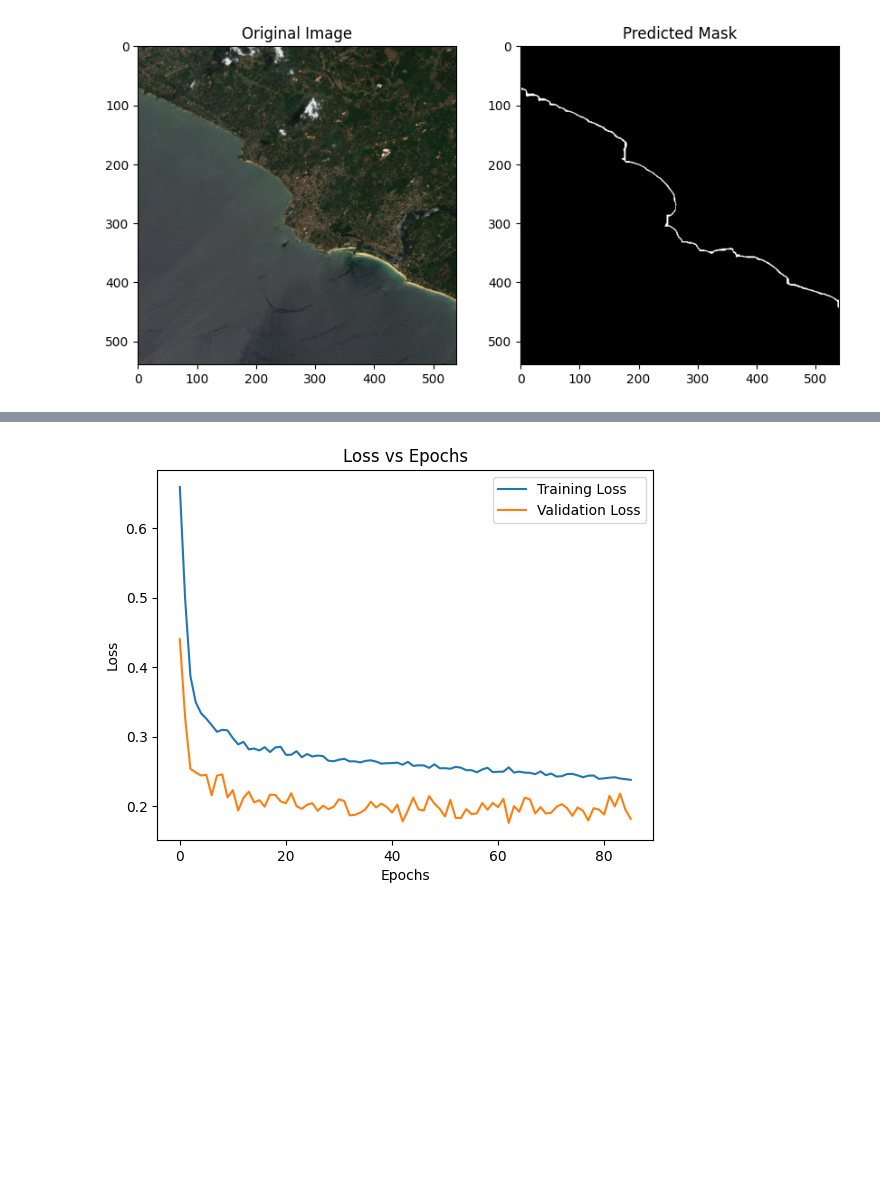
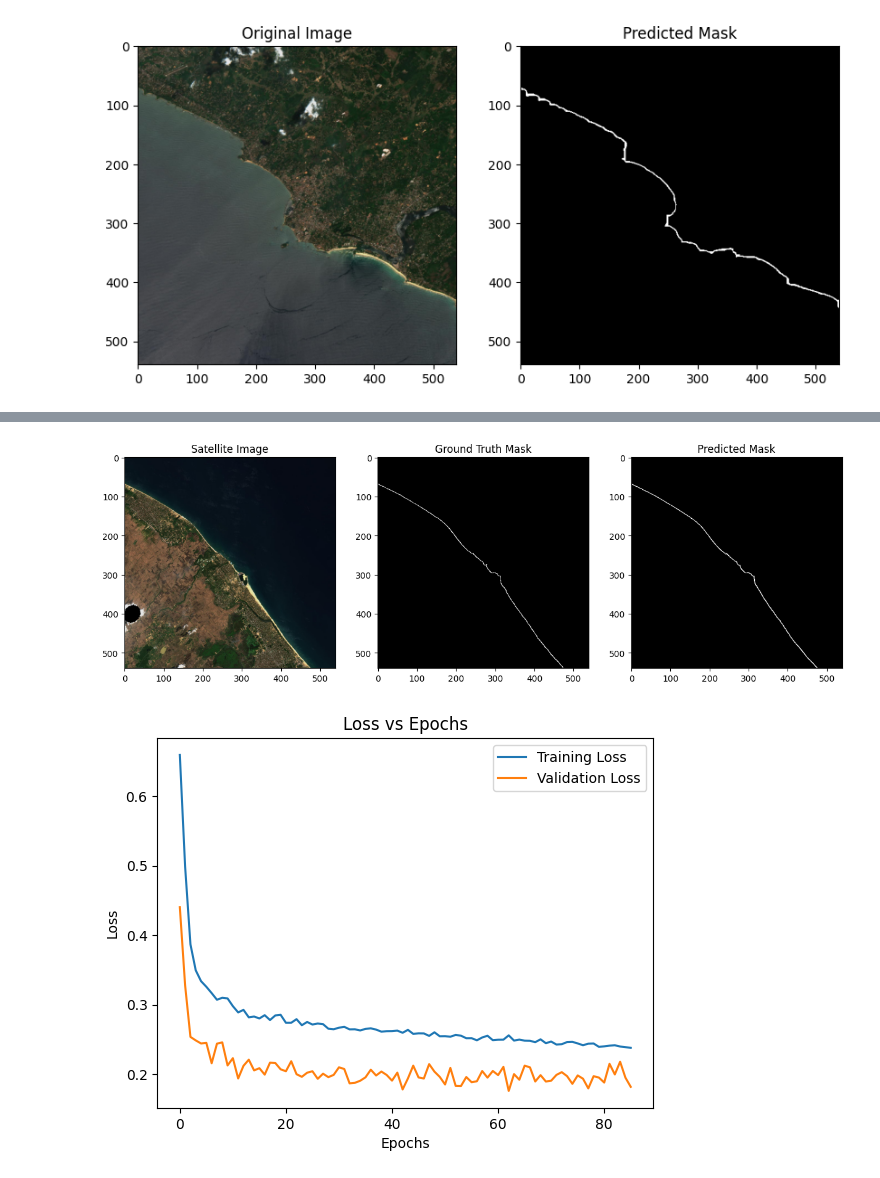
Before and after one commit to WasifAsi/DSGP_GP-19, a Jupyter notebook: Models/DeepLab.ipynb, the cells around one changed output, grey strips where cells are left out. Saved outputs shown, nothing was run; the diff lists cells and outputs as text; code cells hidden in the pictures; blank space fills up the shorter version.

```diff
--- a/Models/DeepLab.ipynb
+++ b/Models/DeepLab.ipynb
@@ -794,0 +795,93 @@ Drive already mounted at /content/drive; to attempt to forcibly remount, call dr
+# %%
+import torch
+import cv2
+import numpy as np
+import matplotlib.pyplot as plt
+import albumentations as A
+from albumentations.pytorch import ToTensorV2
+from google.colab import drive
+
+# Mount Google Drive (only if needed)
+drive.mount('/content/drive', force_remount=True)
+
+# Load trained model
+device = torch.device("cuda" if torch.cuda.is_available() else "cpu")
+model = DeepLabV3Plus(num_classes=1)
+
+# Load state_dict properly
+model.load_state_dict(torch.load(
+    "/content/drive/MyDrive/shoreline_models/best_shoreline_deeplabv3.pt",
+    map_location=device
+), strict=False)
+
+model.to(device)
+model.eval()
+
+# Image Preprocessing
+def preprocess_image(image_path, image_size=540):
+    image = cv2.imread(image_path)
+    image = cv2.cvtColor(image, cv2.COLOR_BGR2RGB)
+
+    # Resize image for display
+    resized_image = cv2.resize(image, (image_size, image_size))
+
+    transform = A.Compose([
+        A.Resize(image_size, image_size),
+        A.Normalize(mean=[0.485, 0.456, 0.406], std=[0.229, 0.224, 0.225]),
+        ToTensorV2(),
+    ])
+
+    augmented = transform(image=image)
+    image_tensor = augmented["image"].unsqueeze(0).to(device)  # Add batch dimension
+    return image_tensor, resized_image  # Return tensor and resized image for display
+
+# Mask Prediction
+def predict_mask(model, image_tensor):
+    with torch.no_grad():
+        output = model(image_tensor)
+        output = torch.sigmoid(output)  # Convert logits to probabilities
+        mask = output.squeeze().cpu().numpy()  # Remove batch & channel dimensions
+        return (mask > 0.5).astype(np.uint8)  # Threshold at 0.5
+
+# Load and preprocess ground truth mask (PNG format)
+def load_ground_truth_mask(mask_path, image_size=540):
+    mask = cv2.imread(mask_path, cv2.IMREAD_GRAYSCALE)  # Load as grayscale
+    mask_resized = cv2.resize(mask, (image_size, image_size))
+    return (mask_resized > 127).astype(np.uint8)  # Ensure binary mask (thresholding)
+
+# Display Results (Fix shape issue & Resize Satellite Image)
+def display_results(image, ground_truth, predicted_mask):
+    plt.figure(figsize=(15, 5))
+
+    plt.subplot(1, 3, 1)
+    plt.imshow(image)  # Already resized to 540x540
+    plt.title("Satellite Image")
+
+    plt.subplot(1, 3, 2)
+    plt.imshow(ground_truth, cmap="gray")
+    plt.title("Ground Truth Mask")
+
+    plt.subplot(1, 3, 3)
+    plt.imshow(predicted_mask, cmap="gray")
+    plt.title("Predicted Mask")
+
+    plt.show()
+
+# Run Inference
+image_name = "sentinel2_void_2019-03-09_Oluvil.jpg"  # Update with actual image name
+image_path = f"/content/drive/MyDrive/testing_satellite/{image_name}"
+mask_name = image_name.replace(".jpg", ".png")  # Convert filename to .png for mask
+mask_path = f"/content/drive/MyDrive/testing_mask/{mask_name}"
+
+# Preprocess image
+image_tensor, resized_image = preprocess_image(image_path)
+
+# Predict mask
+predicted_mask = predict_mask(model, image_tensor)
+
+# Load ground truth mask
+ground_truth_mask = load_ground_truth_mask(mask_path)
+
+# Display results
+display_results(resized_image, ground_truth_mask, predicted_mask)
+# %% [output]
@@ -795,3 +889,4 @@ Drive already mounted at /content/drive; to attempt to forcibly remount, call dr
+[figure, added]
 # %%
 import pickle
 import matplotlib.pyplot as plt
```
Also changed, not shown: parts of 6 cells of this notebook.
